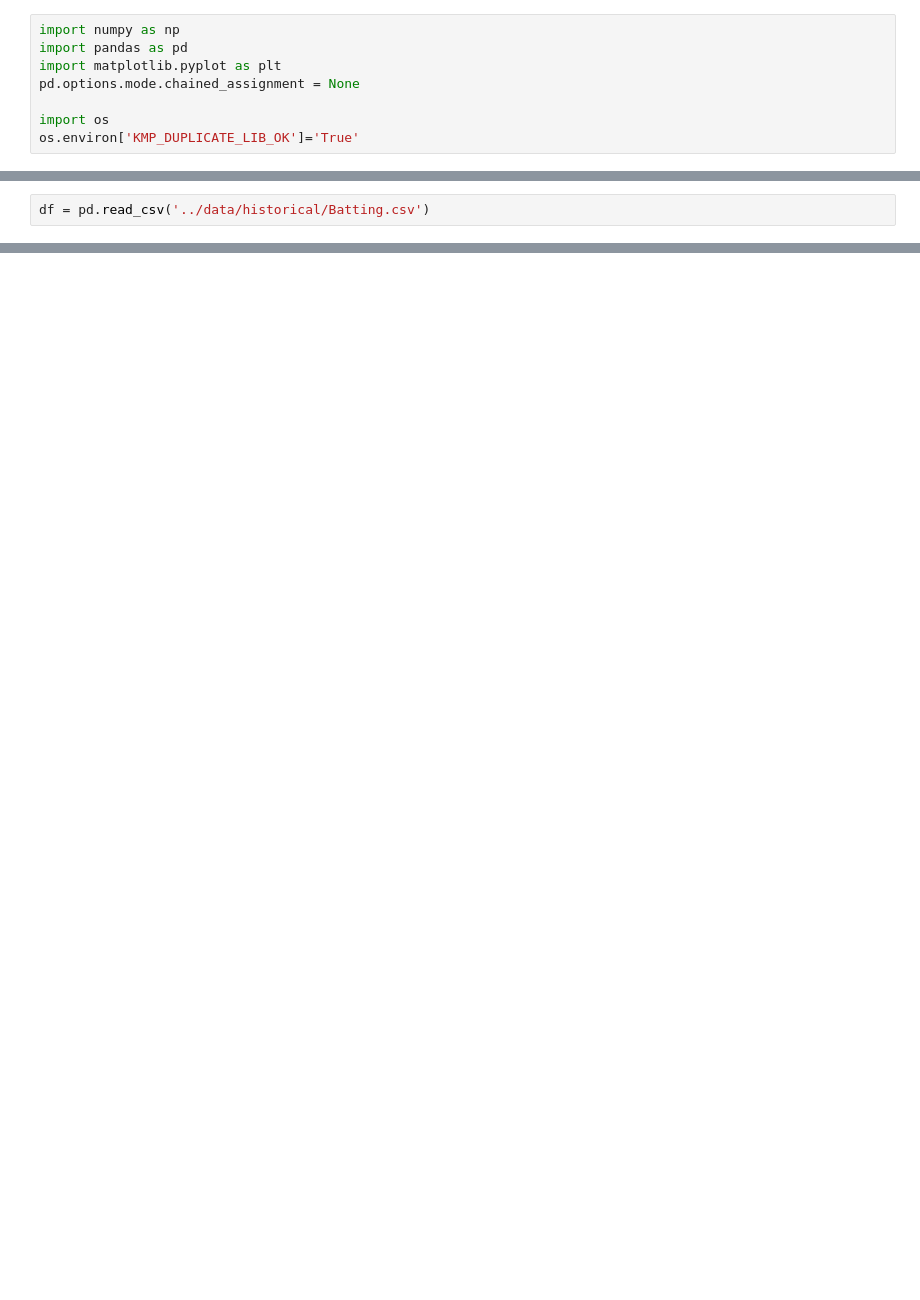
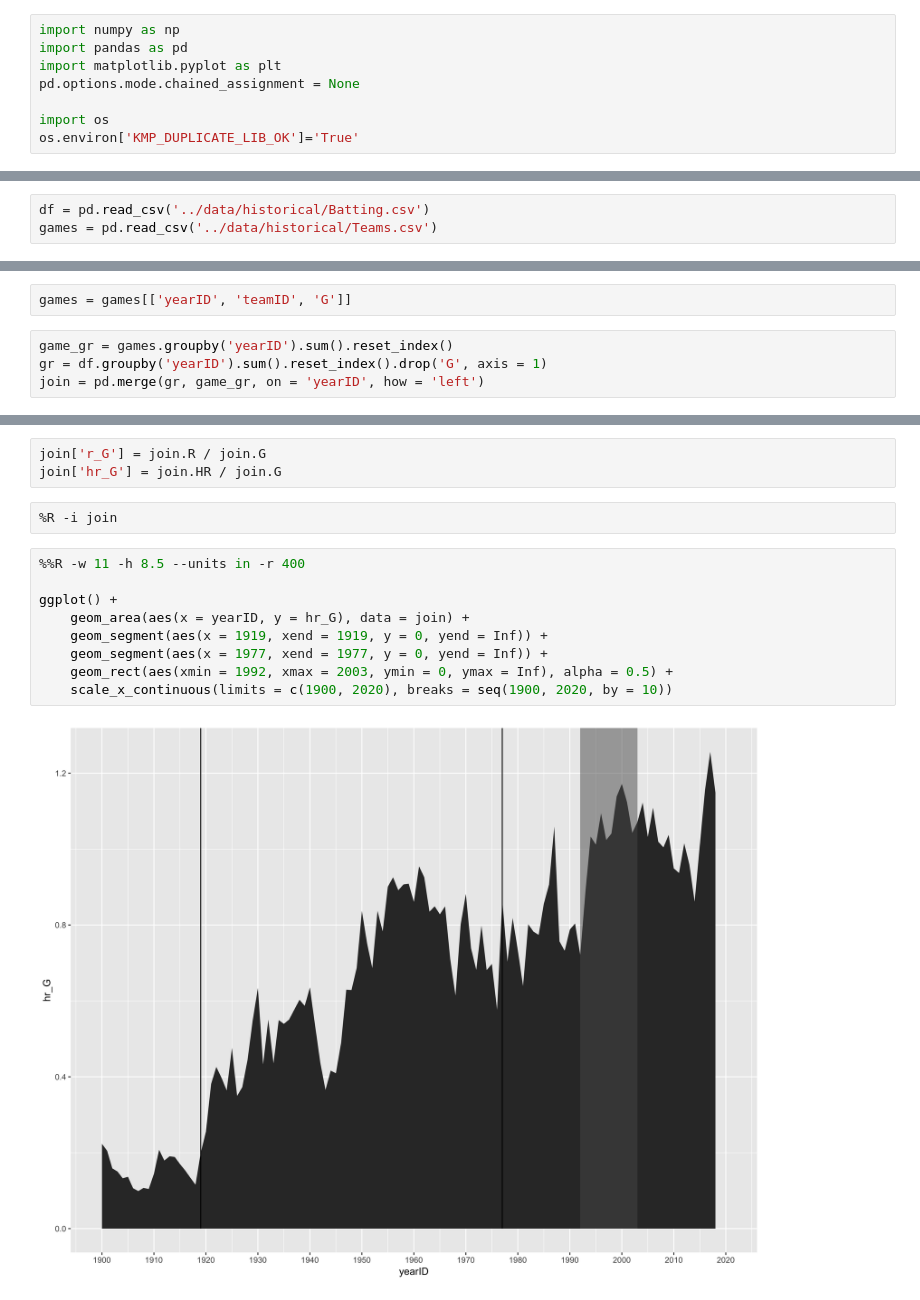
Before and after one commit to alan-flint/MLB-Visualization, a Jupyter notebook: code/baseball_eras.ipynb, the cells around one changed output, grey strips where cells are left out. Drawn from its saved outputs; the diff is of its cells as text; blank space fills up the shorter version.

```diff
--- a/code/baseball_eras.ipynb
+++ b/code/baseball_eras.ipynb
@@ -9,2 +17,3 @@ os.environ['KMP_DUPLICATE_LIB_OK']='True'
 # %%
 df = pd.read_csv('../data/historical/Batting.csv')
+games = pd.read_csv('../data/historical/Teams.csv')
@@ -32,0 +20,6 @@ df.groupby('yearID').sum()
+# %%
+games = games[['yearID', 'teamID', 'G']]
+# %%
+game_gr = games.groupby('yearID').sum().reset_index()
+gr = df.groupby('yearID').sum().reset_index().drop('G', axis = 1)
+join = pd.merge(gr, game_gr, on = 'yearID', how = 'left')
@@ -32,0 +36,16 @@ df.groupby('yearID').sum()
+# %%
+join['r_G'] = join.R / join.G
+join['hr_G'] = join.HR / join.G
+# %%
+%R -i join
+# %%
+%%R -w 11 -h 8.5 --units in -r 400
+
+ggplot() +
+    geom_area(aes(x = yearID, y = hr_G), data = join) +
+    geom_segment(aes(x = 1919, xend = 1919, y = 0, yend = Inf)) +
+    geom_segment(aes(x = 1977, xend = 1977, y = 0, yend = Inf)) +
+    geom_rect(aes(xmin = 1992, xmax = 2003, ymin = 0, ymax = Inf), alpha = 0.5) +
+    scale_x_continuous(limits = c(1900, 2020), breaks = seq(1900, 2020, by = 10))
+# %% [output]
+[figure, added]
```
Also changed, not shown: parts of 3 cells of this notebook, 1 other file.
